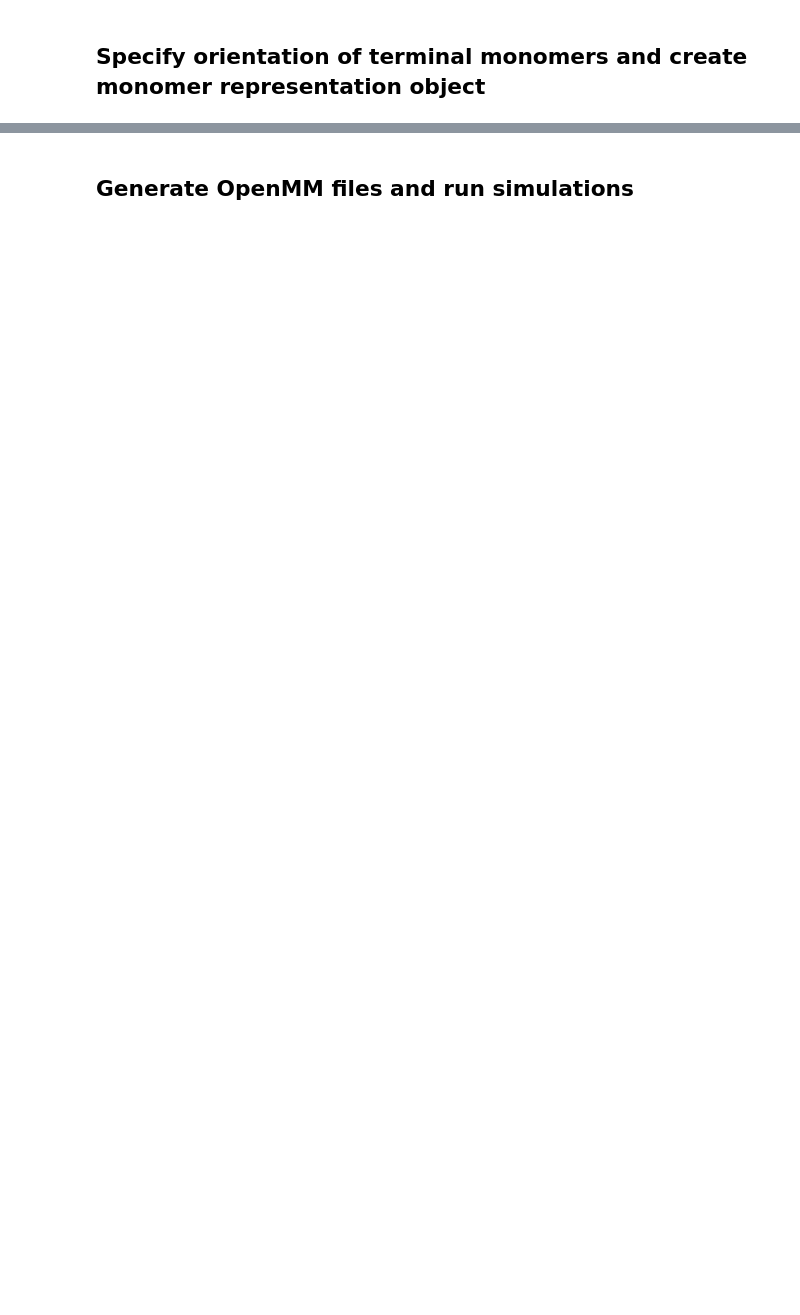
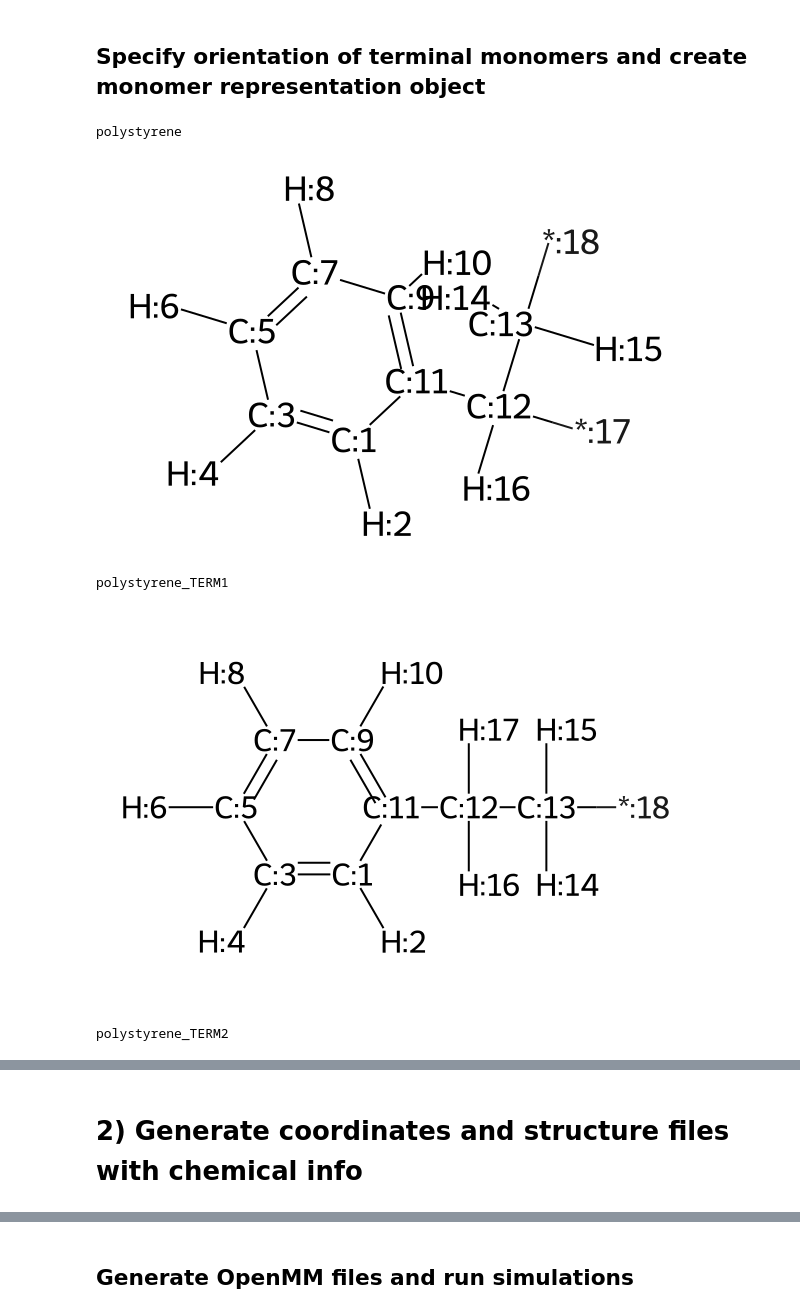
Before and after one commit to timbernat/polymer_workbench, a Jupyter notebook: polymer_build_demo.ipynb, the cells around one changed output, grey strips where cells are left out. Cells and saved outputs as stored; diff of their text form; code cells hidden in the pictures; blank space fills up the shorter version.

```diff
--- a/polymer_build_demo.ipynb
+++ b/polymer_build_demo.ipynb
@@ -137,8 +168,8 @@ for i, linkers_to_saturate in enumerate(sat_ids):
     for linker_id in linkers_to_saturate:
         linker_atom = new_mono.GetAtomWithIdx(linker_id)
         linker_atom.SetAtomicNum(1)
-    new_mono = molwise.assign_ordered_atom_map_nums(new_mono, in_place=False)
-    Chem.SanitizeMol(new_mono, sanitizeOps=specification.SANITIZE_AS_KEKULE)
+    molwise.assign_ordered_atom_map_nums(new_mono, in_place=True) # renumber with added atoms to preserve order correspondence
+    Chem.SanitizeMol(new_mono, sanitizeOps=specification.SANITIZE_AS_KEKULE) # sanitize for good measure, making sure NOT to re-add aromaticity
 
-    key = molname if not i else f'{molname}_TERM{i}'
+    key = chosen_example.molname if not i else f'{chosen_example.molname}_TERM{i}'
     smarts[key] = [specification.compliant_mol_SMARTS(Chem.MolToSmiles(new_mono)).replace('#0', '*')] # for some reason, MolToSmarts doesn't reflect hydrogen addition
@@ -147,19 +182,24 @@ for i, linkers_to_saturate in enumerate(sat_ids):
 # %%
 from polymerist.monomers import MonomerGroup
 from polymerist.genutils.fileutils.pathutils import assemble_path
 
-
 grp = MonomerGroup(
     monomers=smarts,
     term_orient={
-        f'{molname}_TERM1' : 'head',
-        f'{molname}_TERM2' : 'tail',
+        f'{chosen_example.molname}_TERM1' : 'head',
+        f'{chosen_example.molname}_TERM2' : 'tail',
     }
 )
 
 for (resname, rdmol) in grp.iter_rdmols():
     print(resname)
     display(rdmol)
 
-mono_path = assemble_path(outdir, molname, extension='json')
+mono_path = assemble_path(monodir, chosen_example.molname, extension='json')
 grp.to_file(mono_path) # cache monomer SMARTS for future use
+# %% [output]
+polystyrene
+[figure, added]
+polystyrene_TERM1
+[figure, added]
+polystyrene_TERM2
@@ -165,0 +207,2 @@ grp.to_file(mono_path) # cache monomer SMARTS for future use
+# %% [markdown]
+# 2) Generate coordinates and structure files with chemical info
```
Also changed, not shown: parts of 40 cells of this notebook.
